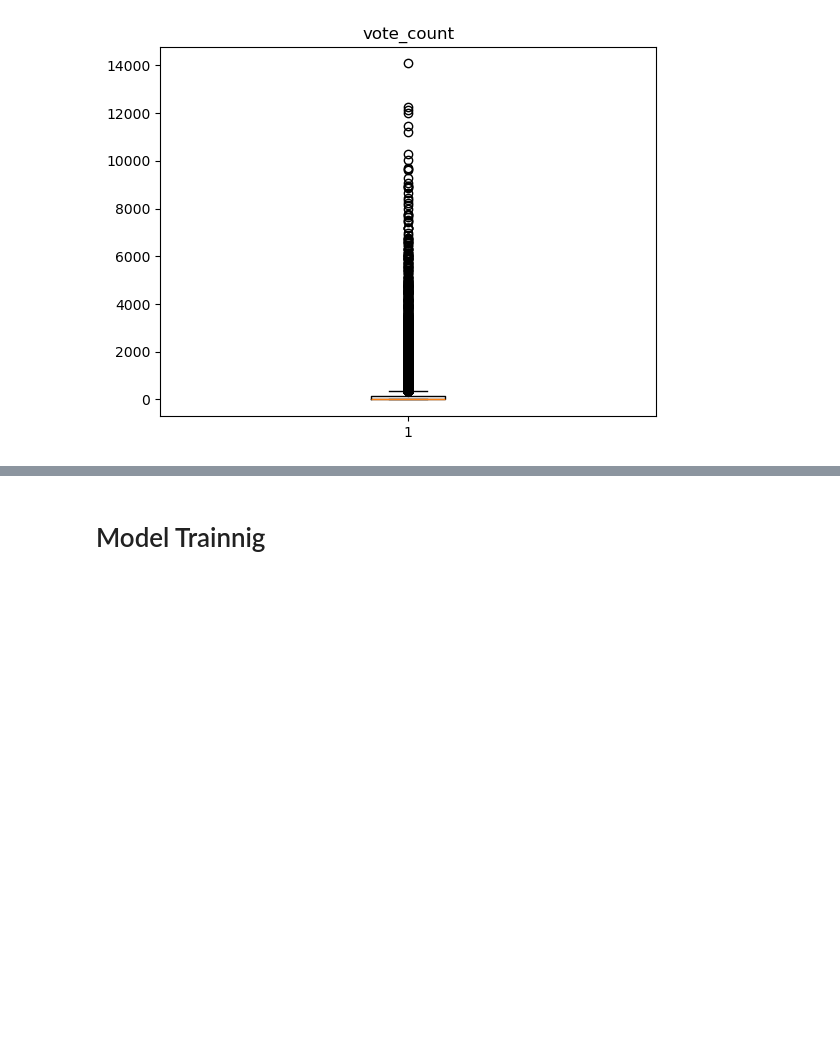
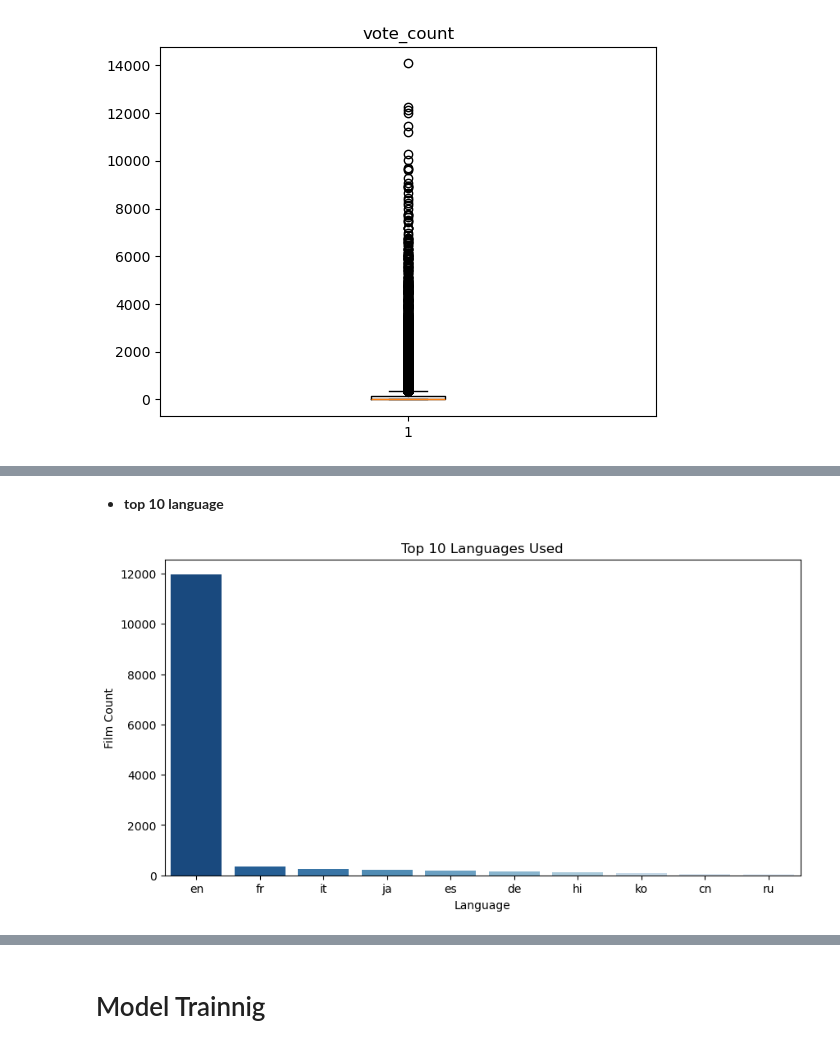
Before and after one commit to alimohammedlo1123-netizen/movie-recommender-system, a Jupyter notebook: final_project.ipynb, the cells around one changed output, grey strips where cells are left out. Saved outputs shown, nothing was run; the diff lists cells and outputs as text; code cells hidden in the pictures; blank space fills up the shorter version.

```diff
--- a/final_project.ipynb
+++ b/final_project.ipynb
@@ -126,0 +269,15 @@ for i in outlier:
+# %% [markdown]
+- **top 10 language**
+# %%
+top_languages = movies['original_language'].value_counts().head(10) # top 10 language used
+
+plt.figure(figsize=(10, 5))
+
+sns.barplot(x=top_languages.index, y=top_languages.values, hue=top_languages.index, palette='Blues_r', legend=False)
+
+plt.title('Top 10 Languages Used')
+plt.xlabel('Language')
+plt.ylabel('Film Count')
+plt.show()
+# %% [output]
+[figure, added]
```
Also changed, not shown: parts of 25 cells of this notebook.
